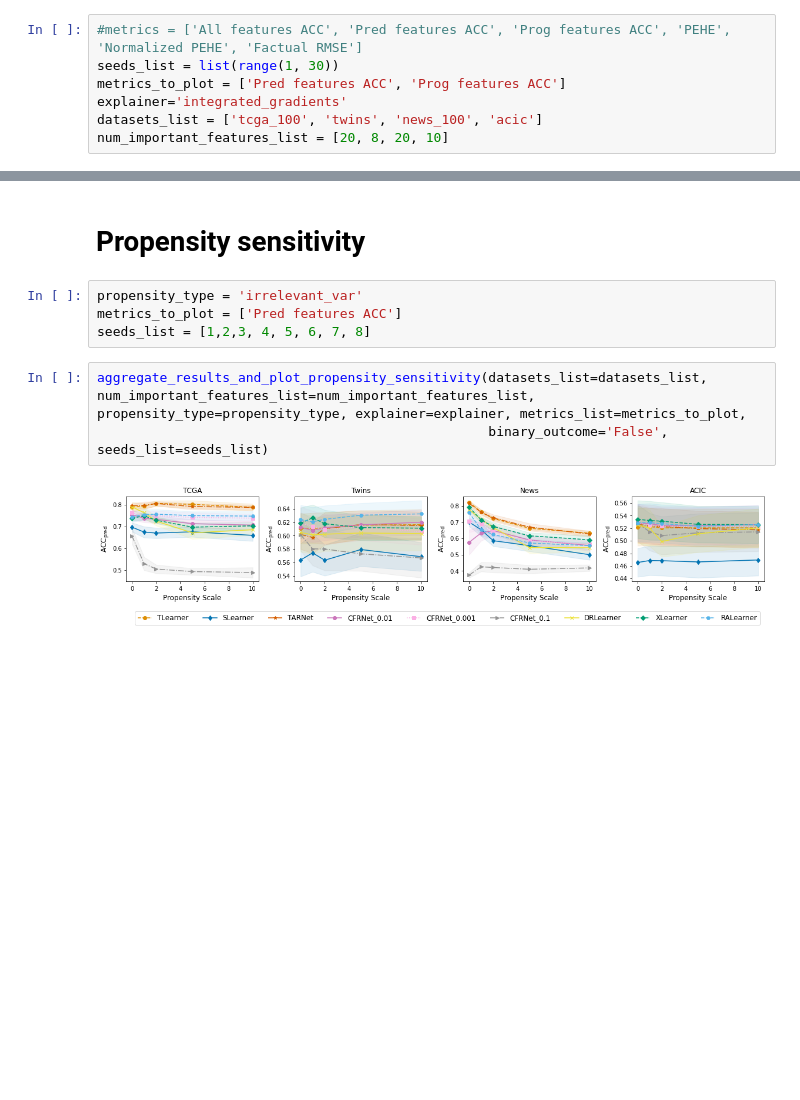
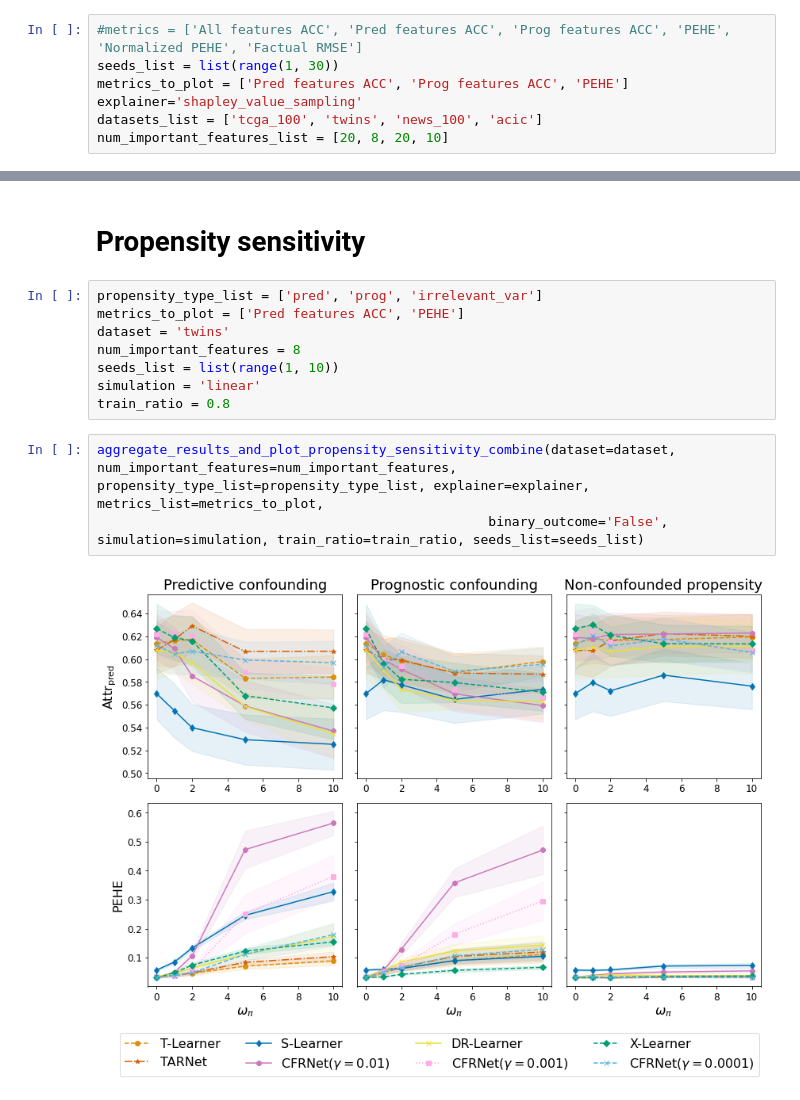
Before and after one commit to JonathanCrabbe/ITErpretability, a Jupyter notebook: plot_results.ipynb, the cells around one changed output, grey strips where cells are left out. Drawn from its saved outputs; the diff is of its cells as text; blank space fills up the shorter version.

```diff
--- a/plot_results.ipynb
+++ b/plot_results.ipynb
@@ -183,8 +279,8 @@ def aggregate_results_and_plot_propensity_sensitivity(datasets_list, num_importa
 # %%
 #metrics = ['All features ACC', 'Pred features ACC', 'Prog features ACC', 'PEHE', 'Normalized PEHE', 'Factual RMSE']
 seeds_list = list(range(1, 30))
-metrics_to_plot = ['Pred features ACC', 'Prog features ACC']
-explainer='integrated_gradients'
+metrics_to_plot = ['Pred features ACC', 'Prog features ACC', 'PEHE']
+explainer='shapley_value_sampling'
 datasets_list = ['tcga_100', 'twins', 'news_100', 'acic']
 num_important_features_list = [20, 8, 20, 10]
 # %%
@@ -202,11 +299,15 @@ aggregate_results_and_plot_nonlinearity_sensitivity(datasets_list=datasets_list,
 # %% [markdown]
 # Propensity sensitivity
 # %%
-propensity_type = 'irrelevant_var'
-metrics_to_plot = ['Pred features ACC']
-seeds_list = [1,2,3, 4, 5, 6, 7, 8]
+propensity_type_list = ['pred', 'prog', 'irrelevant_var']
+metrics_to_plot = ['Pred features ACC', 'PEHE']
+dataset = 'twins'
+num_important_features = 8
+seeds_list = list(range(1, 10))
+simulation = 'linear'
+train_ratio = 0.8
 # %%
-aggregate_results_and_plot_propensity_sensitivity(datasets_list=datasets_list, num_important_features_list=num_important_features_list, propensity_type=propensity_type, explainer=explainer, metrics_list=metrics_to_plot,
-                                                  binary_outcome='False', seeds_list=seeds_list)
+aggregate_results_and_plot_propensity_sensitivity_combine(dataset=dataset, num_important_features=num_important_features, propensity_type_list=propensity_type_list, explainer=explainer, metrics_list=metrics_to_plot,
+                                                  binary_outcome='False', simulation=simulation, train_ratio=train_ratio, seeds_list=seeds_list)
 # %% [output]
-[figure, old version]
+[figure, new version]
```
Also changed, not shown: parts of 6 cells of this notebook, 14 other files.
